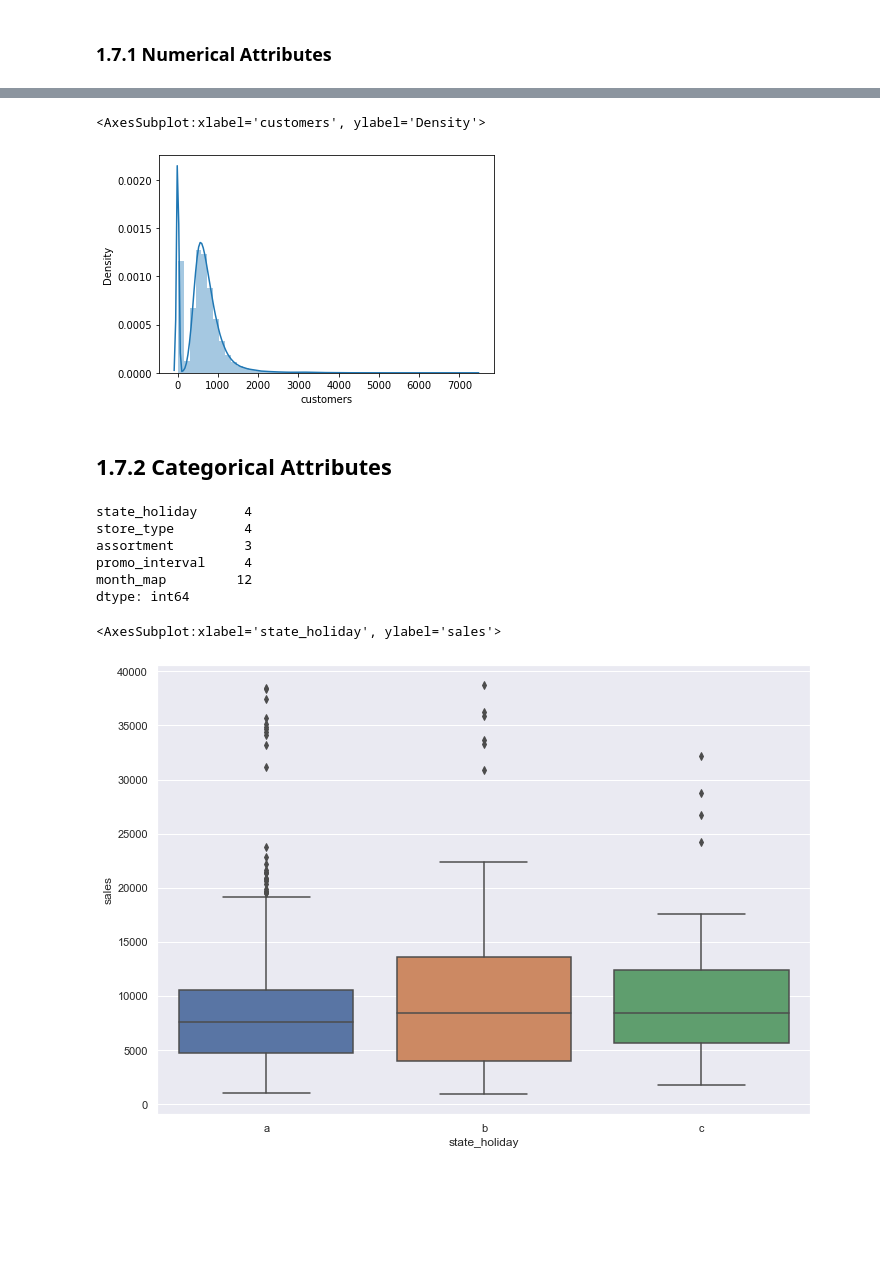
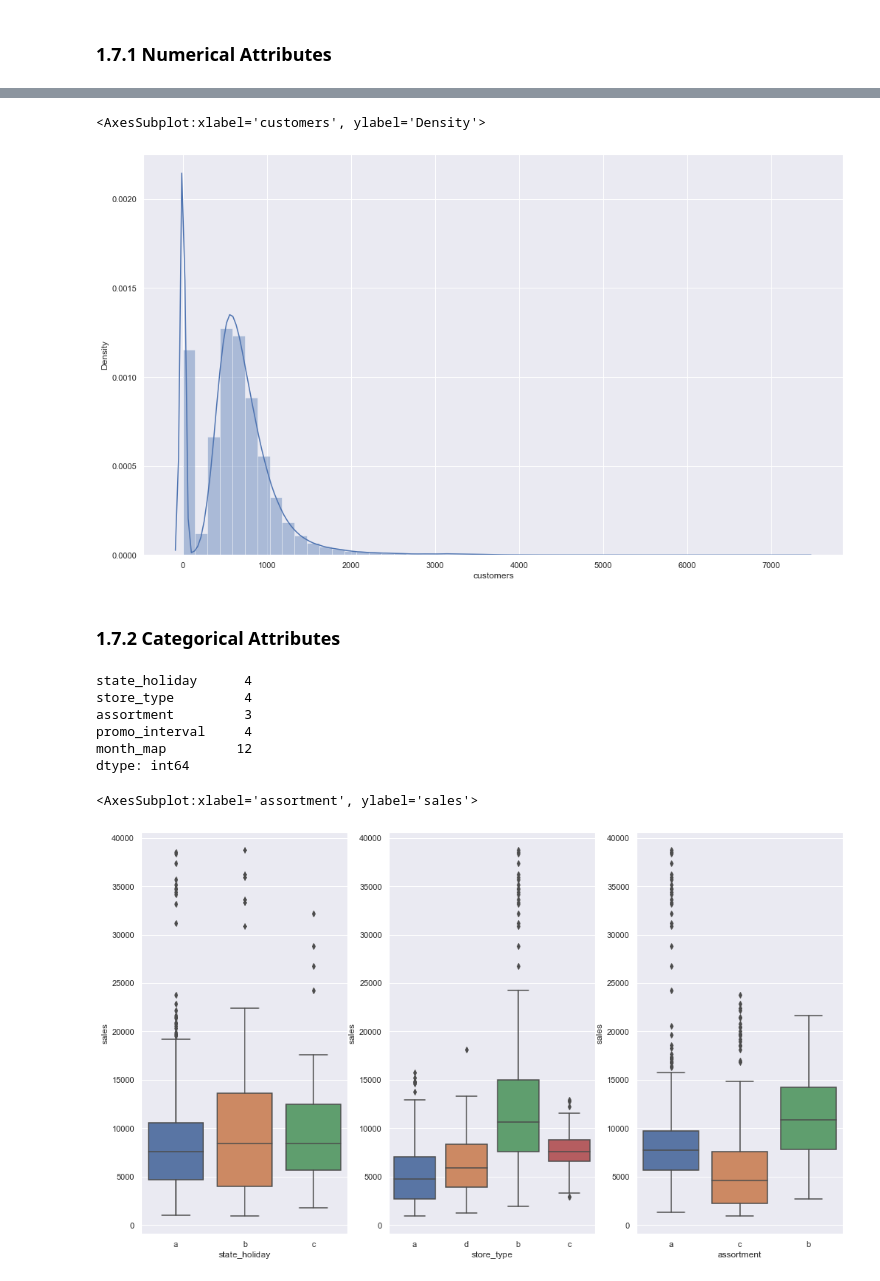
Before and after one commit to ThiagoBorgesLima/Rossman-Store-Sales, a Jupyter notebook: m03_v01_store_sales_prediction.ipynb, the cells around one changed output, grey strips where cells are left out. Cells and saved outputs as stored; diff of their text form; code cells hidden in the pictures; blank space fills up the shorter version.

```diff
--- a/m03_v01_store_sales_prediction.ipynb
+++ b/m03_v01_store_sales_prediction.ipynb
@@ -6,10 +6,12 @@ import inflection
 import math
 import numpy as np
 import seaborn as sns
-sns.set(rc={'figure.figsize':(11.7,8.27)}) # Aumenta o tamanho dos plots no seaborn
+sns.set(rc={'figure.figsize':(17,10)}) # Aumenta o tamanho dos plots no seaborn
 
 
 from IPython.core.display import HTML
+from matplotlib import pyplot as plt
+from IPython.display import Image
 # %% [markdown]
 ## 0.1. Helper Functions
 # %% [markdown]
@@ -208,9 +210,9 @@ sns.distplot( df1['competition_distance'])
 sns.distplot( df1['customers'])
 # %% [output]
 <AxesSubplot:xlabel='customers', ylabel='Density'>
-[figure, old version]
+[figure, new version]
 # %% [markdown]
-## 1.7.2 Categorical Attributes
+### 1.7.2 Categorical Attributes
 # %%
 cat_attributes.apply( lambda x: x.unique().shape[0] )
 # %% [output]
@@ -223,7 +225,14 @@ dtype: int64
 # %%
 
 aux1 = df1[(df1['state_holiday'] != '0') & (df1['sales'] > 0) ]
+plt.subplot(1, 3, 1)
 sns.boxplot( x='state_holiday', y='sales', data=aux1 )
+
+plt.subplot(1, 3, 2)
+sns.boxplot( x='store_type', y='sales', data=aux1 )
+
+plt.subplot(1, 3, 3)
+sns.boxplot( x='assortment', y='sales', data=aux1 )
 # %% [output]
-<AxesSubplot:xlabel='state_holiday', ylabel='sales'>
+<AxesSubplot:xlabel='assortment', ylabel='sales'>
-[figure, old version]
+[figure, new version]
```
Also changed, not shown: parts of 17 cells of this notebook.
